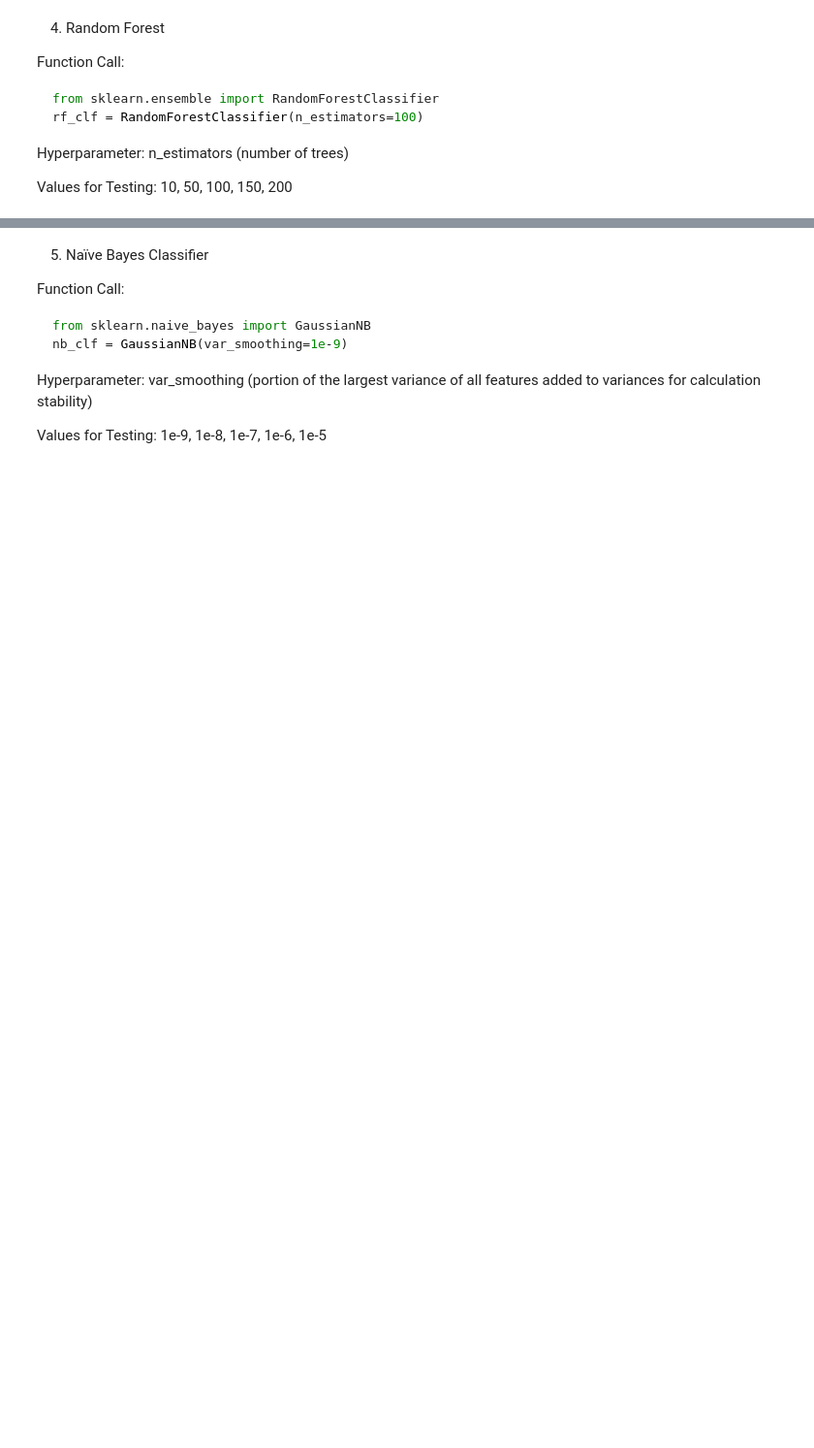
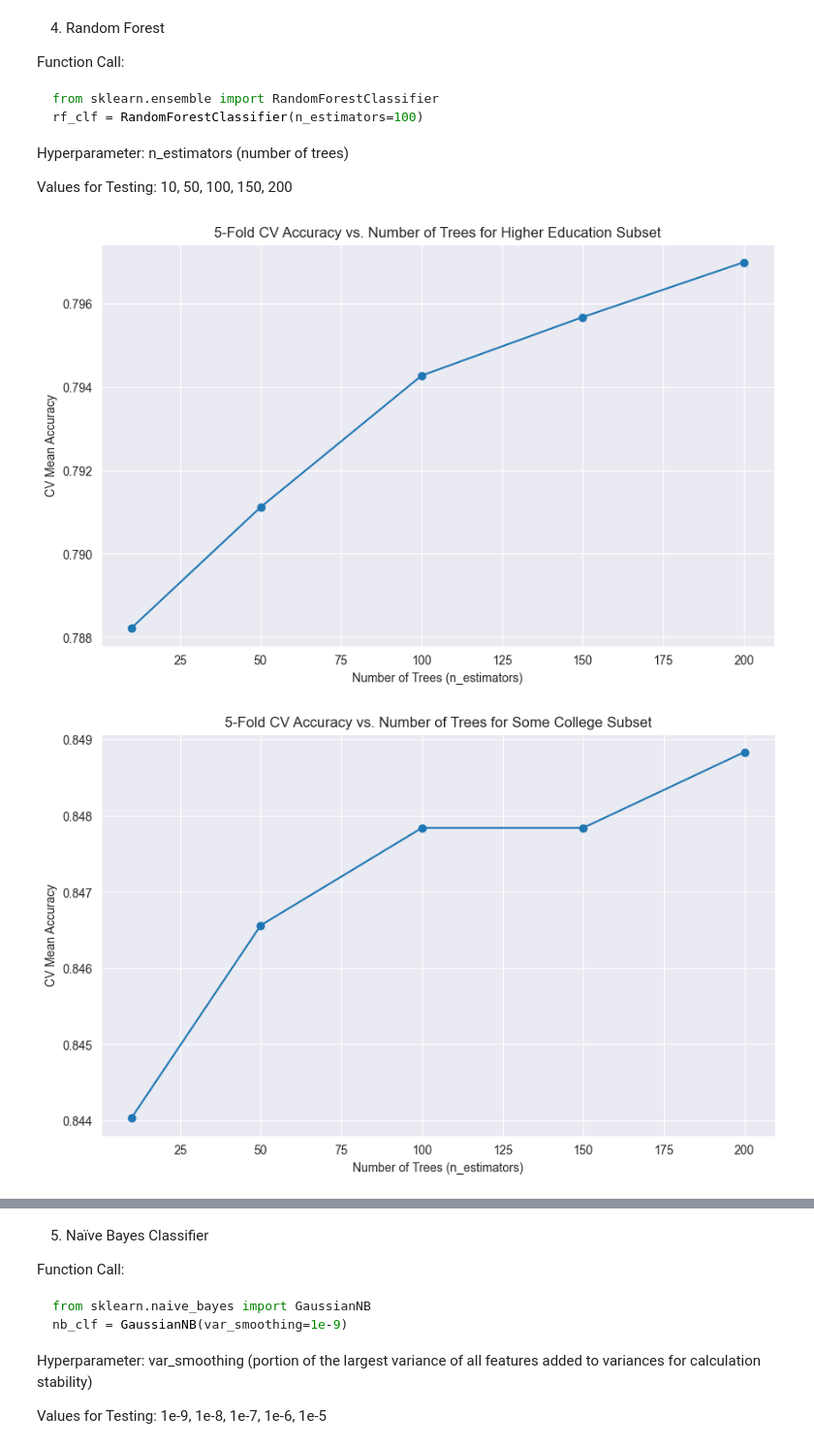
Before and after one commit to ruoyaow/cse514pa2, a Jupyter notebook: pa2b.ipynb, the cells around one changed output, grey strips where cells are left out. Shown at 97% size. Drawn from its saved outputs; the diff is of its cells as text; code cells hidden in the pictures; blank space fills up the shorter version.

```diff
--- a/pa2b.ipynb
+++ b/pa2b.ipynb
@@ -322,25 +237,30 @@ Values for Testing: 10, 50, 100, 150, 200
 # %%
 from sklearn.ensemble import RandomForestClassifier
 
 
 def tune_random_forest(X, y, n_estimators_values, title):
+    X = X.copy()
+    y = y.copy()
     mean_cv_scores_rf = []
 
     for n_estimators in n_estimators_values:
         rf_clf = RandomForestClassifier(n_estimators=n_estimators)
         cv_scores = cross_val_score(rf_clf, X, y, cv=5)
         mean_cv_scores_rf.append(np.mean(cv_scores))
 
     plt.figure(figsize=(10, 6))
     plt.plot(n_estimators_values, mean_cv_scores_rf, marker='o')
     plt.title(f'5-Fold CV Accuracy vs. Number of Trees for {title}')
     plt.xlabel('Number of Trees (n_estimators)')
     plt.ylabel('CV Mean Accuracy')
     plt.grid(True)
     plt.show()
 
 n_estimators_values = [10, 50, 100, 150, 200]
 
 tune_random_forest(X_higher_ed, y_higher_ed, n_estimators_values, "Higher Education Subset")
 tune_random_forest(X_some_college, y_some_college, n_estimators_values, "Some College Subset")
 tune_random_forest(X_less_than_hs, y_less_than_hs, n_estimators_values, "Less than High School Subset")
+# %% [output]
+[figure, added]
+[figure, added]
```
Also changed, not shown: parts of 10 cells of this notebook, 1 other file.
